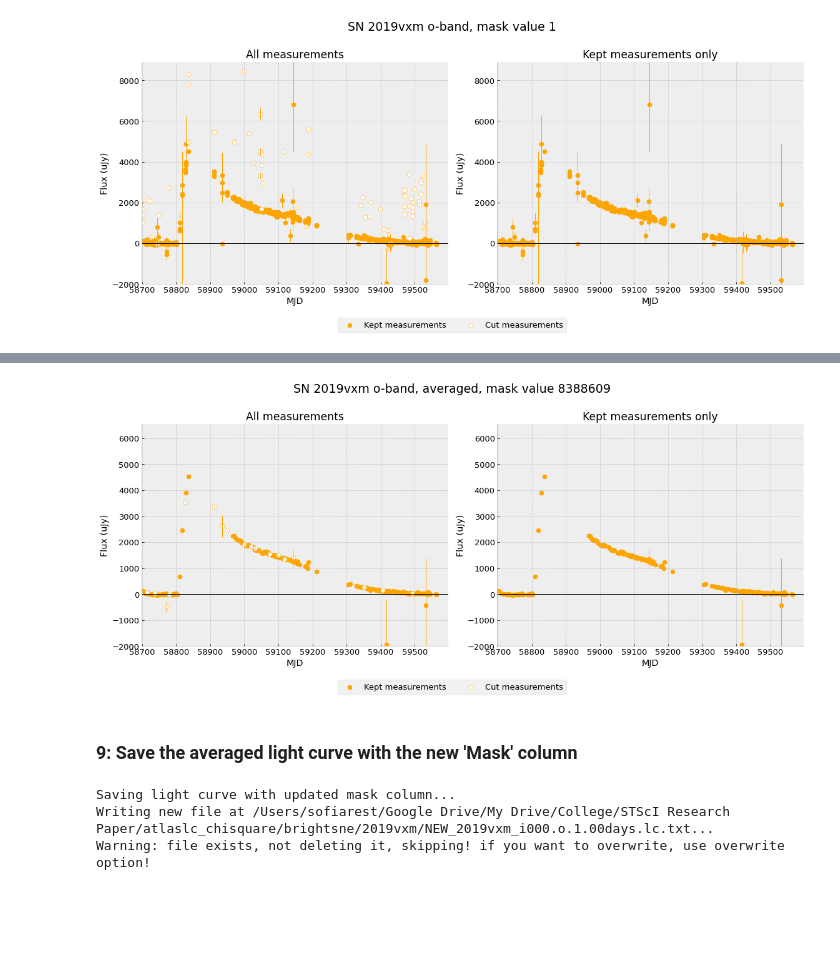
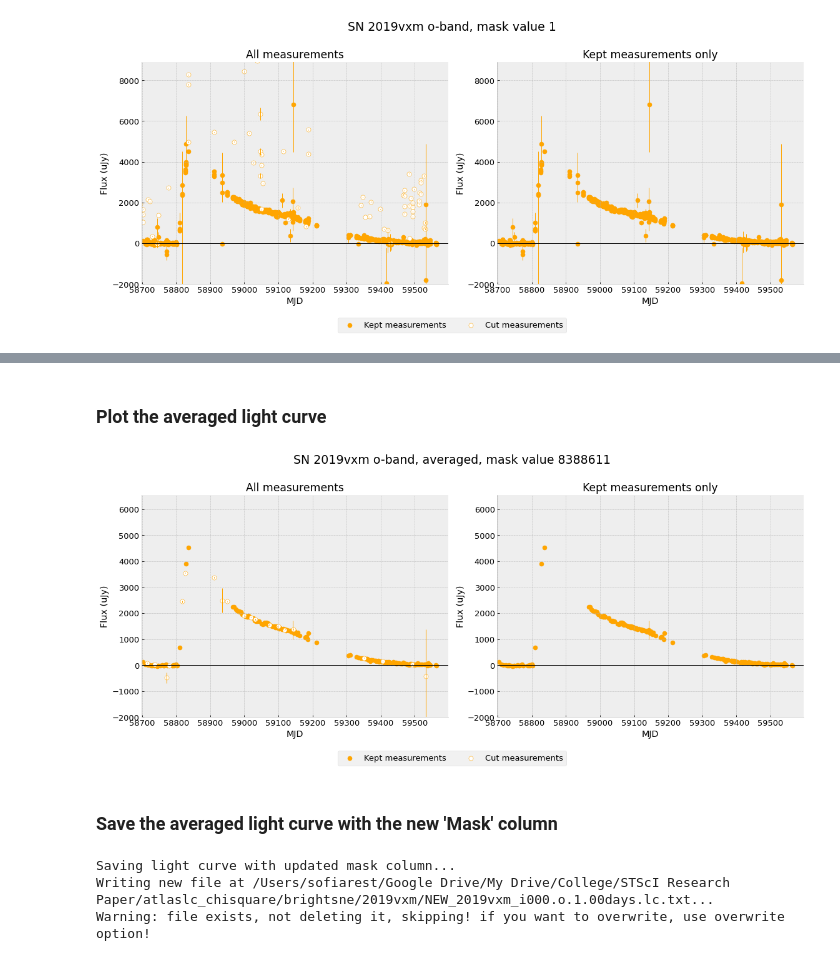
Before and after one commit to srest2021/atclean, a Jupyter notebook: chisquarecut_averaging.ipynb, the cells around one changed output, grey strips where cells are left out. Drawn from its saved outputs; the diff is of its cells as text; code cells hidden in the pictures; blank space fills up the shorter version.

Commit message:
added static uncertainty cut and save_lc function

```diff
--- a/chisquarecut_averaging.ipynb
+++ b/chisquarecut_averaging.ipynb
@@ -58,6 +56,7 @@ lc_info = {}
 
 # flag values for updating 'Mask' column with
 flag_chisquare = 0x1
+flag_uncertainty = 0x2
 flag_badday = 0x800000
 flag_ixclip = 0x1000
 flag_smallnum = 0x2000
@@ -1135 +992,11 @@ Dropping extra columns:  ['__tmp_SN']
+# %%
+# You may change the following static uncertainty cut value to your liking;
+# however, the default value is set to XXXX.
+lc_info['uncertainty_cut'] = 800
+# %%
+# update 'Mask' column according to uncertainty cut
+
+kept_i = lc_info['lc'].ix_inrange(colnames=['duJy'],uplim=lc_info['uncertainty_cut'])
+cut_i = AnotB(lc_info['lc'].getindices(), kept_i)
+update_mask_col(lc_info['lc'].t, flag_uncertainty, cut_i)
 # %% [markdown]
@@ -1143,10 +1192,18 @@ ylim_upper = None
+# %% [markdown]
+### Plot the averaged light curve
+# %%
+# Optionally, manually enter the plot's x and y limits:
+xlim_lower = None
+xlim_upper = None
+ylim_lower = None
+ylim_upper = None
 # %%
 # plot averaged light curve
 
-plot_cut_lc('avglc', flag_chisquare|flag_badday, xlim_lower=xlim_lower, xlim_upper=xlim_upper, ylim_lower=ylim_lower, ylim_upper=ylim_upper)
+plot_cut_lc('avglc', flag_chisquare|flag_uncertainty|flag_badday, xlim_lower=xlim_lower, xlim_upper=xlim_upper, ylim_lower=ylim_lower, ylim_upper=ylim_upper)
 # %% [output]
-[figure, old version]
+[figure, new version]
 # %% [markdown]
-### 9: Save the averaged light curve with the new 'Mask' column
+### Save the averaged light curve with the new 'Mask' column
 # %%
 # Save the light curve with the new 'Mask' column?
```
Also changed, not shown: parts of 26 cells of this notebook.
